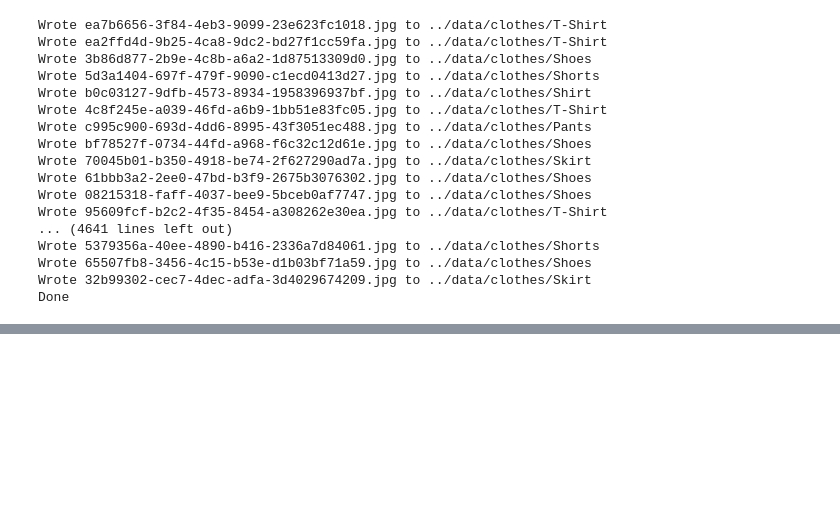
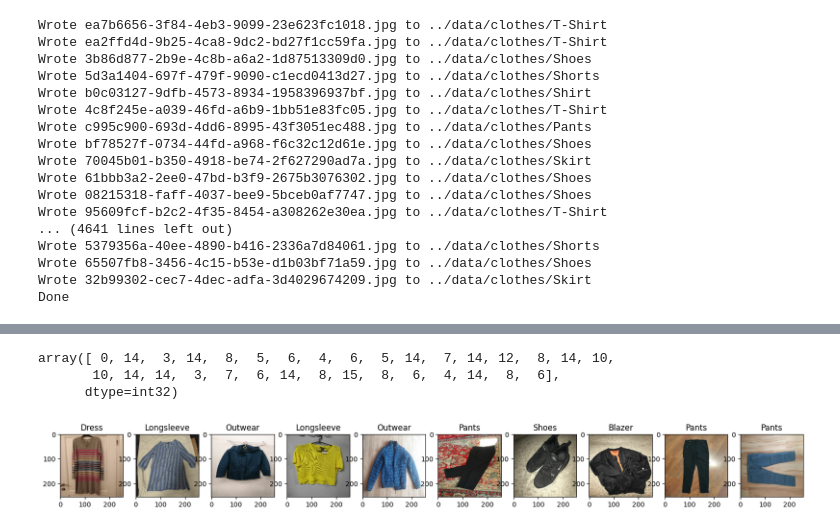
Before and after one commit to apolyeti/sparkfit-backend, a Jupyter notebook: tools/notebooks/classify_clothes.ipynb, the cells around one changed output, grey strips where cells are left out. Cells and saved outputs as stored; diff of their text form; code cells hidden in the pictures; blank space fills up the shorter version.

Commit message:
add: classify clothes

```diff
--- a/tools/notebooks/classify_clothes.ipynb
+++ b/tools/notebooks/classify_clothes.ipynb
@@ -102,0 +103,3 @@ data_iterator
+# %%
+batch = data_iterator.next()
+len(batch)
@@ -102,0 +128,17 @@ data_iterator
+# %%
+batch[1]
+# %% [output]
+array([ 0, 14,  3, 14,  8,  5,  6,  4,  6,  5, 14,  7, 14, 12,  8, 14, 10,
+       10, 14, 14,  3,  7,  6, 14,  8, 15,  8,  6,  4, 14,  8,  6],
+      dtype=int32)
+# %%
+fig, ax = plt.subplots(ncols=10, figsize=(20,20))
+# make map to simplify the code a bit
+
+
+num_to_class
+for idx, img in enumerate(batch[0][:10]):
+    ax[idx].imshow(img.astype(int))
+    ax[idx].title.set_text(clothes.class_names[batch[1][idx]])
+# %% [output]
+[figure, added]
```
Also changed, not shown: parts of 5 cells of this notebook.
